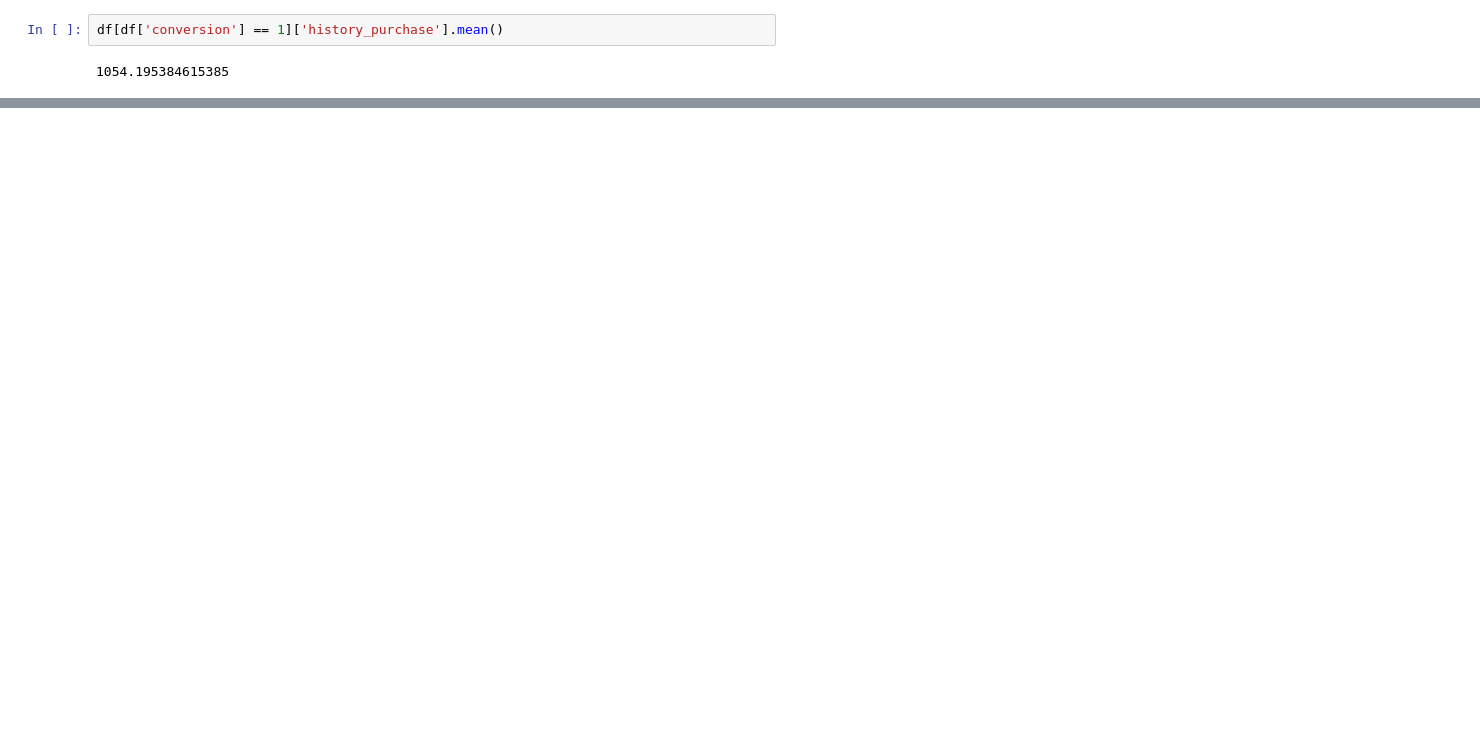
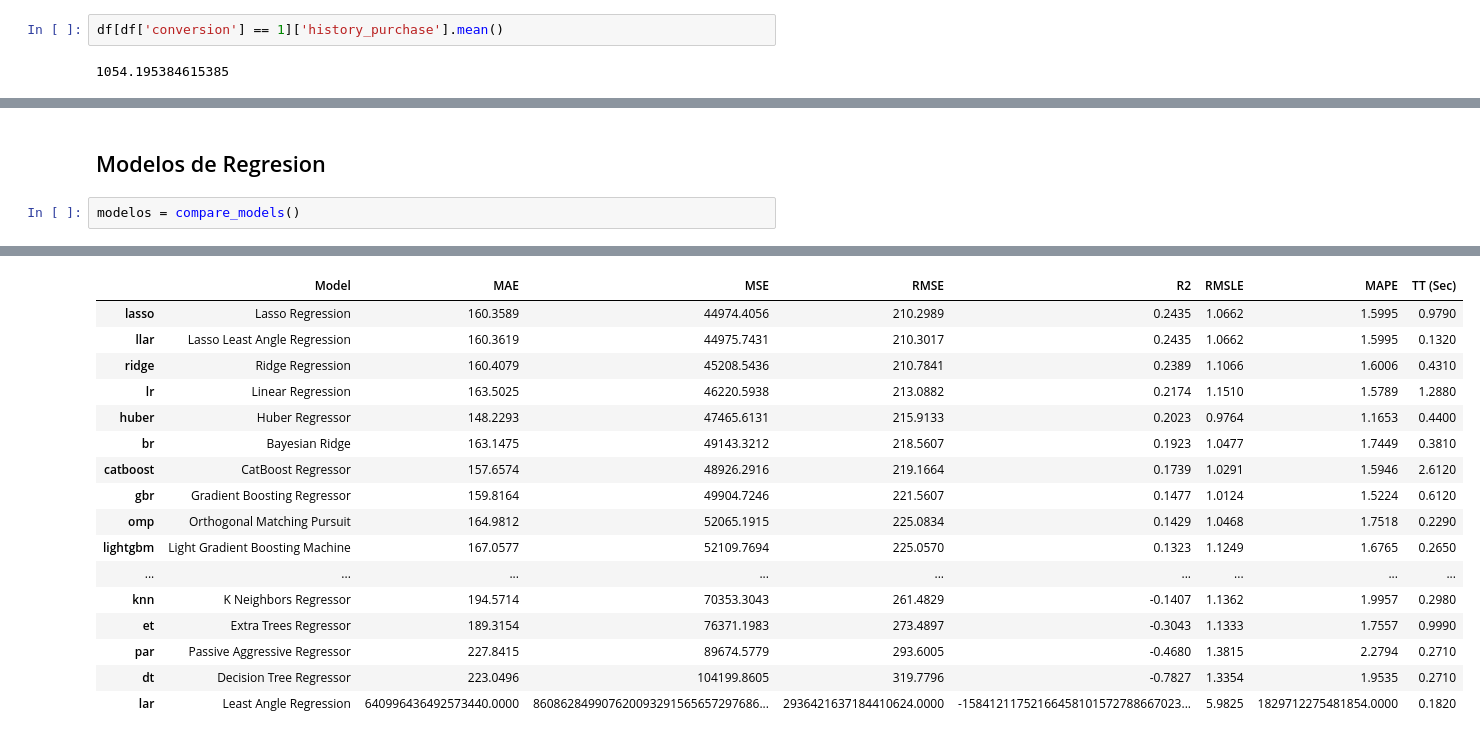
Before and after one commit to Sifrisky/business_analytics, a Jupyter notebook: TareaCoder.ipynb, the cells around one changed output, grey strips where cells are left out. Cells and saved outputs as stored; diff of their text form; blank space fills up the shorter version.

```diff
--- a/TareaCoder.ipynb
+++ b/TareaCoder.ipynb
@@ -253,0 +358,5 @@ from scipy.stats import linregress
+# %% [markdown]
+## Modelos de Regresion
+# %%
+modelos = compare_models()
+# %% [output]
@@ -253,0 +364,17 @@ from scipy.stats import linregress
+|  | Model | MAE | MSE | RMSE | R2 | RMSLE | MAPE | TT (Sec) |
+| lasso | Lasso Regression | 160.3589 | 44974.4056 | 210.2989 | 0.2435 | 1.0662 | 1.5995 | 0.9790 |
+| llar | Lasso Least Angle Regression | 160.3619 | 44975.7431 | 210.3017 | 0.2435 | 1.0662 | 1.5995 | 0.1320 |
+| ridge | Ridge Regression | 160.4079 | 45208.5436 | 210.7841 | 0.2389 | 1.1066 | 1.6006 | 0.4310 |
+| lr | Linear Regression | 163.5025 | 46220.5938 | 213.0882 | 0.2174 | 1.1510 | 1.5789 | 1.2880 |
+| huber | Huber Regressor | 148.2293 | 47465.6131 | 215.9133 | 0.2023 | 0.9764 | 1.1653 | 0.4400 |
+| br | Bayesian Ridge | 163.1475 | 49143.3212 | 218.5607 | 0.1923 | 1.0477 | 1.7449 | 0.3810 |
+| catboost | CatBoost Regressor | 157.6574 | 48926.2916 | 219.1664 | 0.1739 | 1.0291 | 1.5946 | 2.6120 |
+| gbr | Gradient Boosting Regressor | 159.8164 | 49904.7246 | 221.5607 | 0.1477 | 1.0124 | 1.5224 | 0.6120 |
+| omp | Orthogonal Matching Pursuit | 164.9812 | 52065.1915 | 225.0834 | 0.1429 | 1.0468 | 1.7518 | 0.2290 |
+| lightgbm | Light Gradient Boosting Machine | 167.0577 | 52109.7694 | 225.0570 | 0.1323 | 1.1249 | 1.6765 | 0.2650 |
+| ... | ... | ... | ... | ... | ... | ... | ... | ... |
+| knn | K Neighbors Regressor | 194.5714 | 70353.3043 | 261.4829 | -0.1407 | 1.1362 | 1.9957 | 0.2980 |
+| et | Extra Trees Regressor | 189.3154 | 76371.1983 | 273.4897 | -0.3043 | 1.1333 | 1.7557 | 0.9990 |
+| par | Passive Aggressive Regressor | 227.8415 | 89674.5779 | 293.6005 | -0.4680 | 1.3815 | 2.2794 | 0.2710 |
+| dt | Decision Tree Regressor | 223.0496 | 104199.8605 | 319.7796 | -0.7827 | 1.3354 | 1.9535 | 0.2710 |
+| lar | Least Angle Regression | 640996436492573440.0000 | 860862849907620093291565657297686... | 2936421637184410624.0000 | -15841211752166458101572788667023... | 5.9825 | 1829712275481854.0000 | 0.1820 |
```
Also changed, not shown: parts of 50 cells of this notebook.
